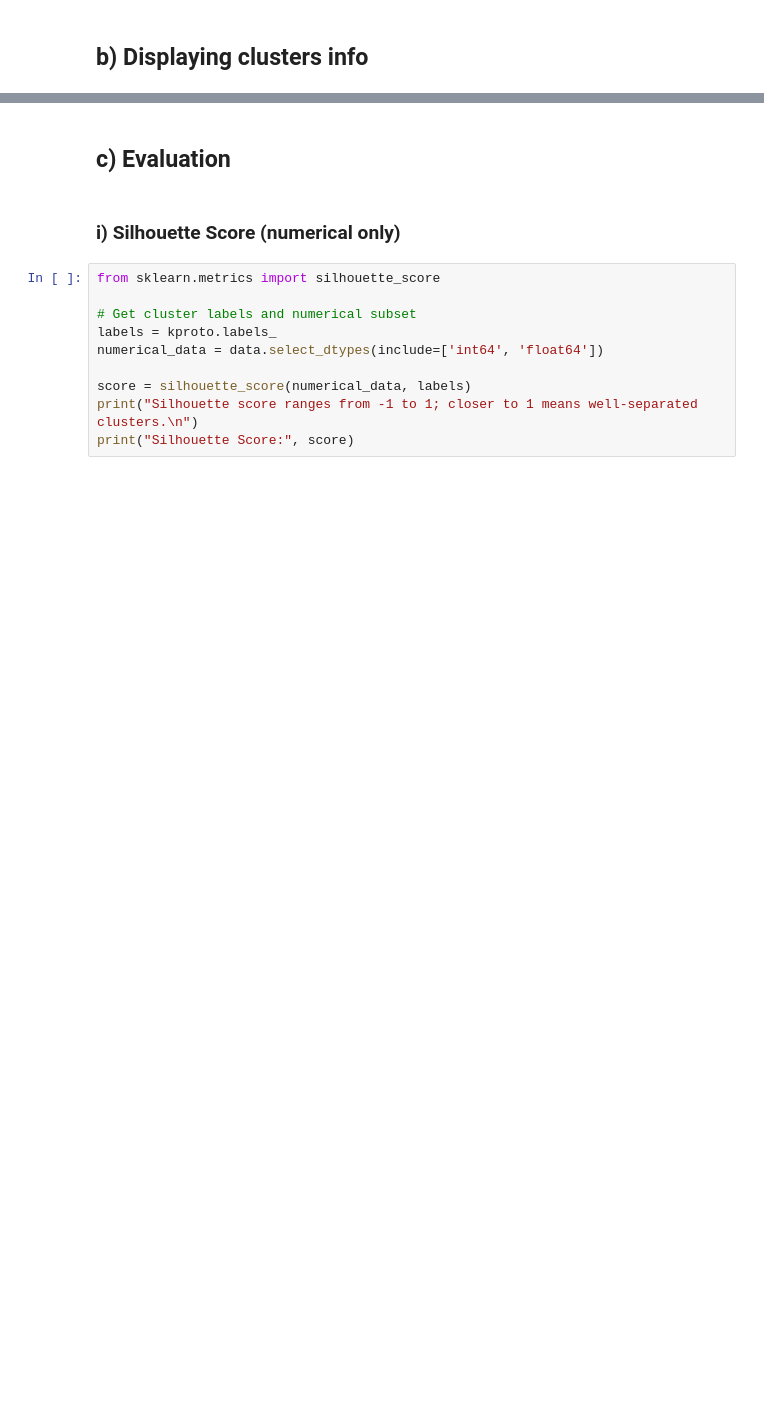
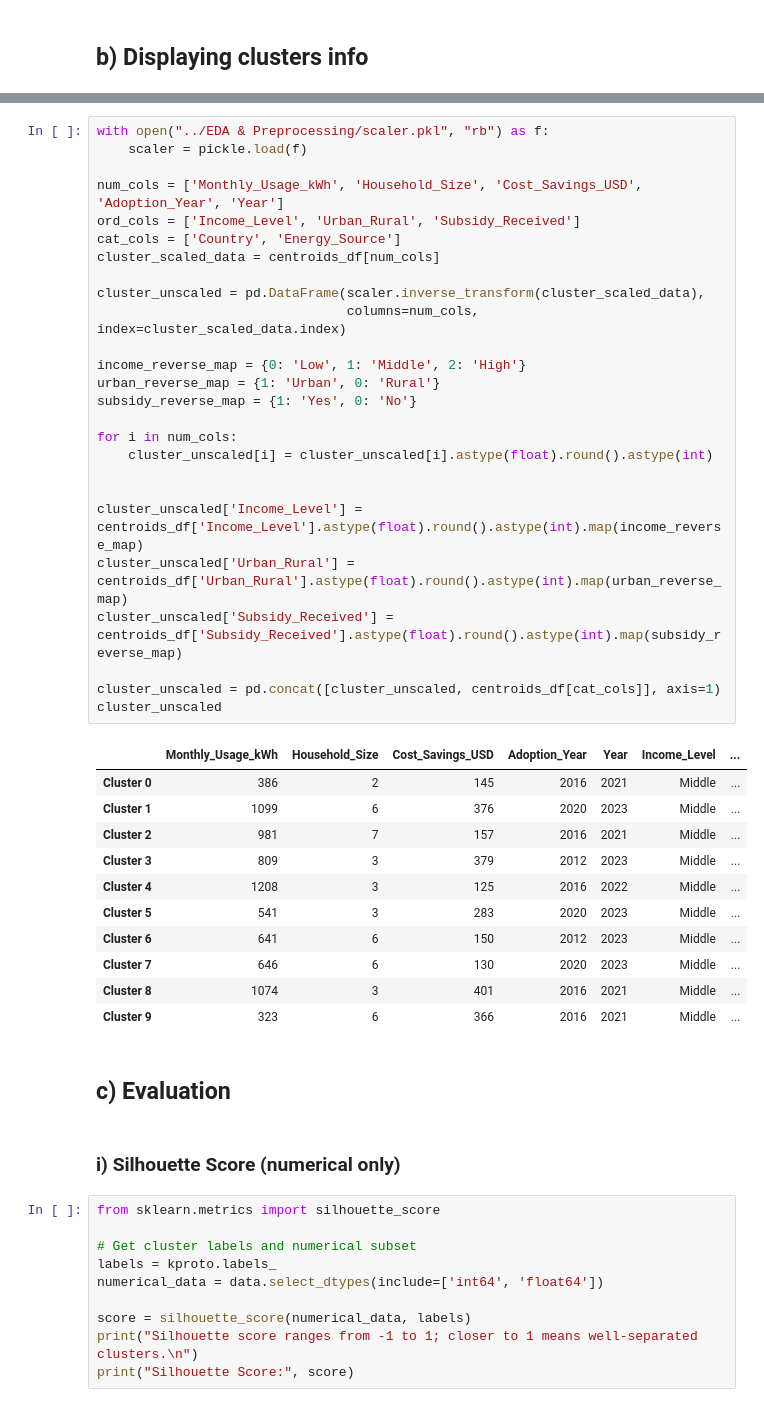
Before and after one commit to Kairyou-ML/EnergyProject, a Jupyter notebook: Model/model.ipynb, the cells around one changed output, grey strips where cells are left out. Saved outputs shown, nothing was run; the diff lists cells and outputs as text; blank space fills up the shorter version.

```diff
--- a/Model/model.ipynb
+++ b/Model/model.ipynb
@@ -221,3 +169,41 @@ centroids_df
+# %%
+with open("../EDA & Preprocessing/scaler.pkl", "rb") as f:
+    scaler = pickle.load(f)
+
+num_cols = ['Monthly_Usage_kWh', 'Household_Size', 'Cost_Savings_USD', 'Adoption_Year', 'Year']
+ord_cols = ['Income_Level', 'Urban_Rural', 'Subsidy_Received']
+cat_cols = ['Country', 'Energy_Source']
+cluster_scaled_data = centroids_df[num_cols]
+
+cluster_unscaled = pd.DataFrame(scaler.inverse_transform(cluster_scaled_data),
+                                columns=num_cols, index=cluster_scaled_data.index)
+
+income_reverse_map = {0: 'Low', 1: 'Middle', 2: 'High'}
+urban_reverse_map = {1: 'Urban', 0: 'Rural'}
+subsidy_reverse_map = {1: 'Yes', 0: 'No'}
+
+for i in num_cols:
+    cluster_unscaled[i] = cluster_unscaled[i].astype(float).round().astype(int)
+
+
+cluster_unscaled['Income_Level'] = centroids_df['Income_Level'].astype(float).round().astype(int).map(income_reverse_map)
+cluster_unscaled['Urban_Rural'] = centroids_df['Urban_Rural'].astype(float).round().astype(int).map(urban_reverse_map)
+cluster_unscaled['Subsidy_Received'] = centroids_df['Subsidy_Received'].astype(float).round().astype(int).map(subsidy_reverse_map)
+
+cluster_unscaled = pd.concat([cluster_unscaled, centroids_df[cat_cols]], axis=1)
+cluster_unscaled
+# %% [output]
+|  | Monthly_Usage_kWh | Household_Size | Cost_Savings_USD | Adoption_Year | Year | Income_Level | ... |
+| Cluster 0 | 386 | 2 | 145 | 2016 | 2021 | Middle | ... |
+| Cluster 1 | 1099 | 6 | 376 | 2020 | 2023 | Middle | ... |
+| Cluster 2 | 981 | 7 | 157 | 2016 | 2021 | Middle | ... |
+| Cluster 3 | 809 | 3 | 379 | 2012 | 2023 | Middle | ... |
+| Cluster 4 | 1208 | 3 | 125 | 2016 | 2022 | Middle | ... |
+| Cluster 5 | 541 | 3 | 283 | 2020 | 2023 | Middle | ... |
+| Cluster 6 | 641 | 6 | 150 | 2012 | 2023 | Middle | ... |
+| Cluster 7 | 646 | 6 | 130 | 2020 | 2023 | Middle | ... |
+| Cluster 8 | 1074 | 3 | 401 | 2016 | 2021 | Middle | ... |
+| Cluster 9 | 323 | 6 | 366 | 2016 | 2021 | Middle | ... |
 # %% [markdown]
 ## c) Evaluation
 # %% [markdown]
```
Also changed, not shown: parts of 21 cells of this notebook, 5 other files.
